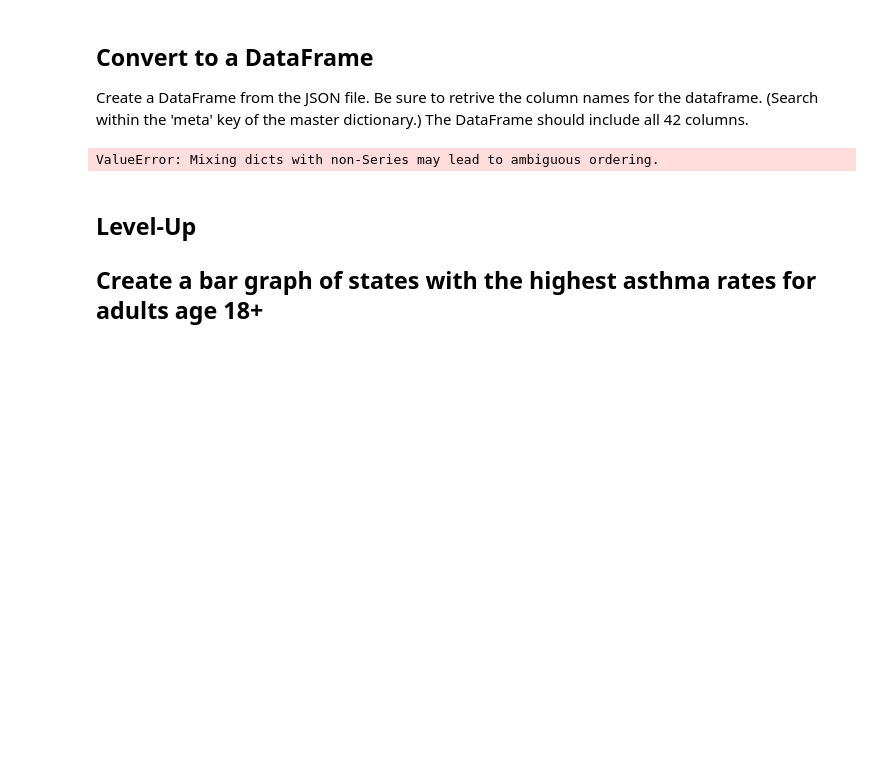
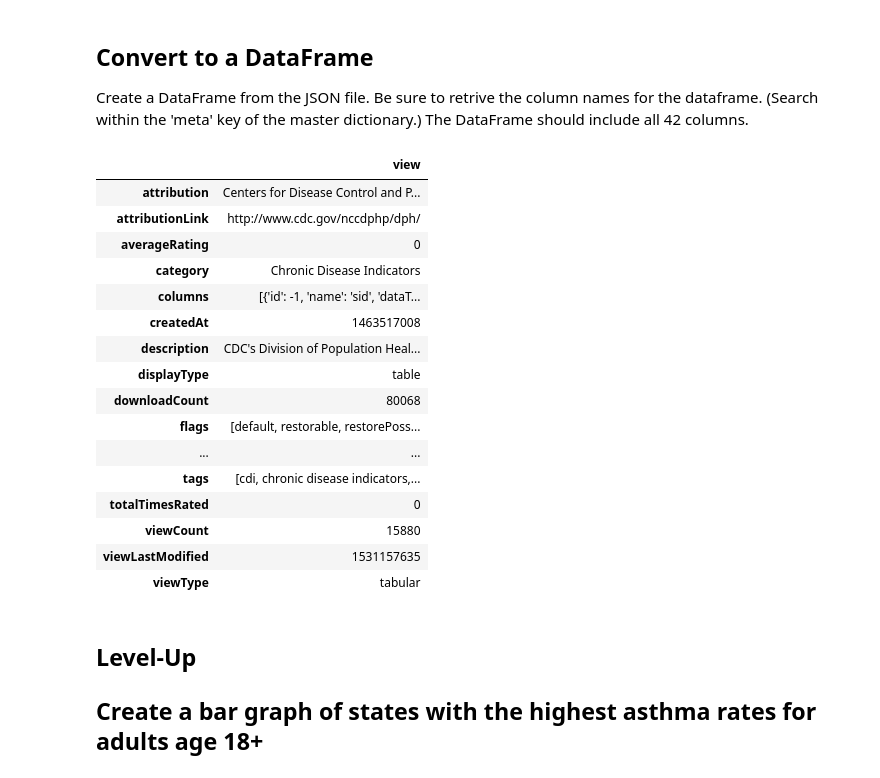
Before and after one commit to AlecMorgan/dsc-2-14-10-exploring-json-schemas-lab-seattle-ds-career-040119, a Jupyter notebook: index.ipynb, the cells around one changed output. Drawn from its saved outputs; the diff is of its cells as text; code cells hidden in the pictures; blank space fills up the shorter version.

```diff
--- a/index.ipynb
+++ b/index.ipynb
@@ -72,9 +72,25 @@ Create a DataFrame from the JSON file. Be sure to retrive the column names for t
 # %%
 import pandas as pd
 # %%
-pd.DataFrame.from_dict(data['data'])
+pd.DataFrame.from_dict(data['meta'])
 # %% [output]
-ValueError: Mixing dicts with non-Series may lead to ambiguous ordering.
+|  | view |
+| attribution | Centers for Disease Control and P... |
+| attributionLink | http://www.cdc.gov/nccdphp/dph/ |
+| averageRating | 0 |
+| category | Chronic Disease Indicators |
+| columns | [{'id': -1, 'name': 'sid', 'dataT... |
+| createdAt | 1463517008 |
+| description | CDC's Division of Population Heal... |
+| displayType | table |
+| downloadCount | 80068 |
+| flags | [default, restorable, restorePoss... |
+| ... | ... |
+| tags | [cdi, chronic disease indicators,... |
+| totalTimesRated | 0 |
+| viewCount | 15880 |
+| viewLastModified | 1531157635 |
+| viewType | tabular |
 # %% [markdown]
 ## Level-Up
 ## Create a bar graph of states with the highest asthma rates for adults age 18+
```
Also changed, not shown: parts of 2 cells of this notebook.
